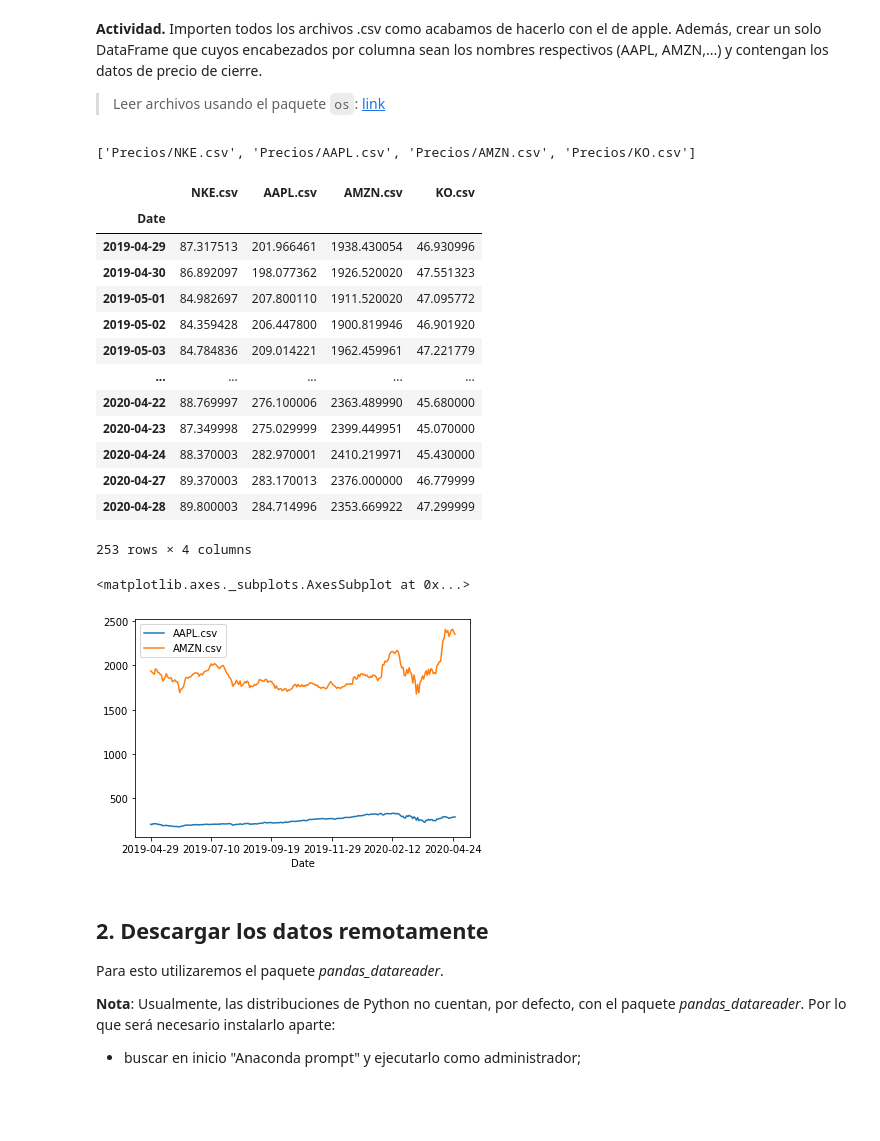
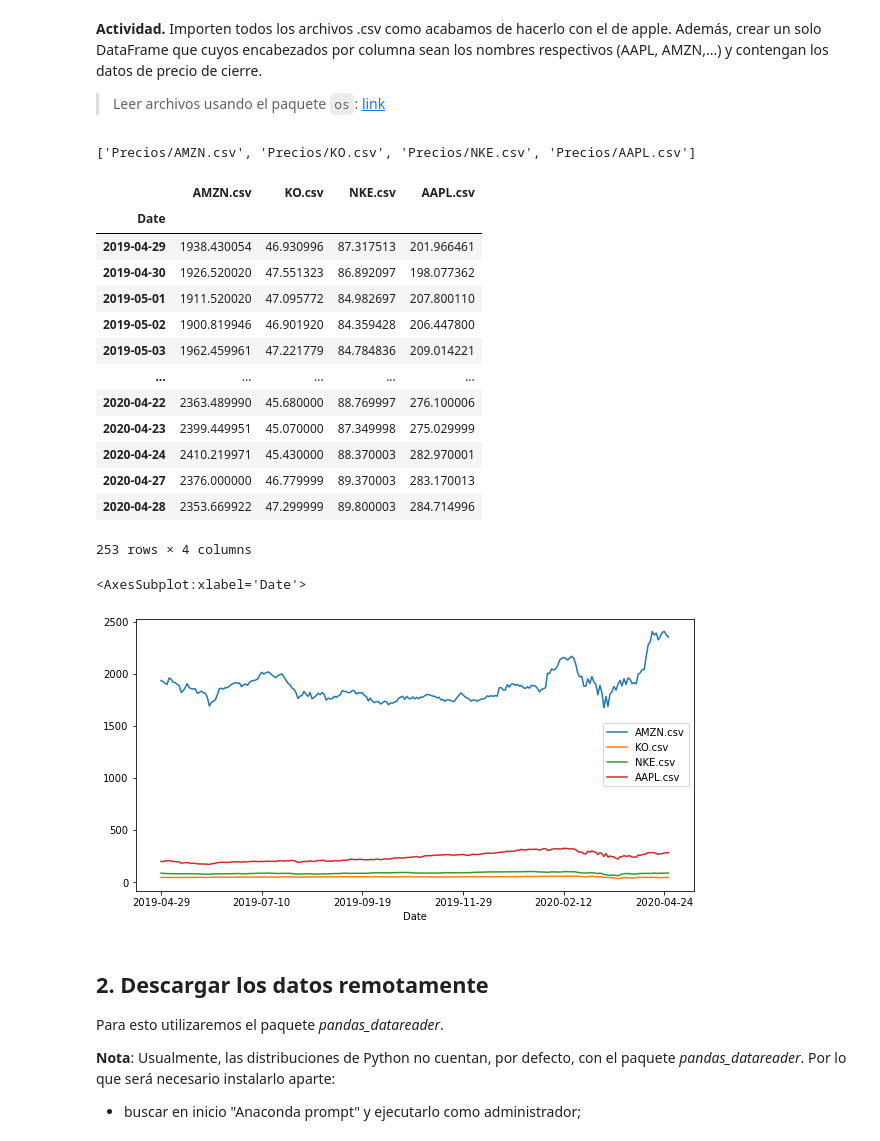
Before and after one commit to Mariela07/SPF-2021-verano, a Jupyter notebook: TEMA-3/Clase20_DescargaHistoricosOpciones.ipynb, the cells around one changed output. Saved outputs shown, nothing was run; the diff lists cells and outputs as text; code cells hidden in the pictures; blank space fills up the shorter version.

```diff
--- a/TEMA-3/Clase20_DescargaHistoricosOpciones.ipynb
+++ b/TEMA-3/Clase20_DescargaHistoricosOpciones.ipynb
@@ -184,37 +184,42 @@ import os
 basepath = 'Precios'
 
 # Poner en una lista todos los nombres de los archivos
-files =
+directions = os.listdir(basepath)
+files = [os.path.join(basepath, dire) for dire in directions]
 files
+
+# pd.read_csv(files[0])
 # %% [output]
-['Precios/NKE.csv', 'Precios/AAPL.csv', 'Precios/AMZN.csv', 'Precios/KO.csv']
+['Precios/AMZN.csv', 'Precios/KO.csv', 'Precios/NKE.csv', 'Precios/AAPL.csv']
 # %%
 # Read the data of Adj Close for each file and concatenate each one
-data =
+data = pd.concat([pd.read_csv(archivo, usecols=['Date', 'Adj Close'], index_col='Date') for archivo in files],
+                 axis=1)
 
 # Rename columns
-data.columns =
+data.columns = directions
 data
 # %% [output]
-|  | NKE.csv | AAPL.csv | AMZN.csv | KO.csv |
+|  | AMZN.csv | KO.csv | NKE.csv | AAPL.csv |
 | Date |  |  |  |  |
-| 2019-04-29 | 87.317513 | 201.966461 | 1938.430054 | 46.930996 |
-| 2019-04-30 | 86.892097 | 198.077362 | 1926.520020 | 47.551323 |
-| 2019-05-01 | 84.982697 | 207.800110 | 1911.520020 | 47.095772 |
-| 2019-05-02 | 84.359428 | 206.447800 | 1900.819946 | 46.901920 |
-| 2019-05-03 | 84.784836 | 209.014221 | 1962.459961 | 47.221779 |
+| 2019-04-29 | 1938.430054 | 46.930996 | 87.317513 | 201.966461 |
+| 2019-04-30 | 1926.520020 | 47.551323 | 86.892097 | 198.077362 |
+| 2019-05-01 | 1911.520020 | 47.095772 | 84.982697 | 207.800110 |
+| 2019-05-02 | 1900.819946 | 46.901920 | 84.359428 | 206.447800 |
+| 2019-05-03 | 1962.459961 | 47.221779 | 84.784836 | 209.014221 |
 | ... | ... | ... | ... | ... |
-| 2020-04-22 | 88.769997 | 276.100006 | 2363.489990 | 45.680000 |
-| 2020-04-23 | 87.349998 | 275.029999 | 2399.449951 | 45.070000 |
-| 2020-04-24 | 88.370003 | 282.970001 | 2410.219971 | 45.430000 |
-| 2020-04-27 | 89.370003 | 283.170013 | 2376.000000 | 46.779999 |
-| 2020-04-28 | 89.800003 | 284.714996 | 2353.669922 | 47.299999 |
+| 2020-04-22 | 2363.489990 | 45.680000 | 88.769997 | 276.100006 |
+| 2020-04-23 | 2399.449951 | 45.070000 | 87.349998 | 275.029999 |
+| 2020-04-24 | 2410.219971 | 45.430000 | 88.370003 | 282.970001 |
+| 2020-04-27 | 2376.000000 | 46.779999 | 89.370003 | 283.170013 |
+| 2020-04-28 | 2353.669922 | 47.299999 | 89.800003 | 284.714996 |
 253 rows × 4 columns
 # %%
 # Graficar los precios de AAPL y AMZN en una sóla gráfica
+data.plot(figsize=[10,5])
 # %% [output]
-<matplotlib.axes._subplots.AxesSubplot at 0x...>
+<AxesSubplot:xlabel='Date'>
-[figure, old version]
+[figure, new version]
 # %% [markdown]
 ## 2. Descargar los datos remotamente
 Para esto utilizaremos el paquete *pandas_datareader*.
```
Also changed, not shown: parts of 32 cells of this notebook, 1 other file.
